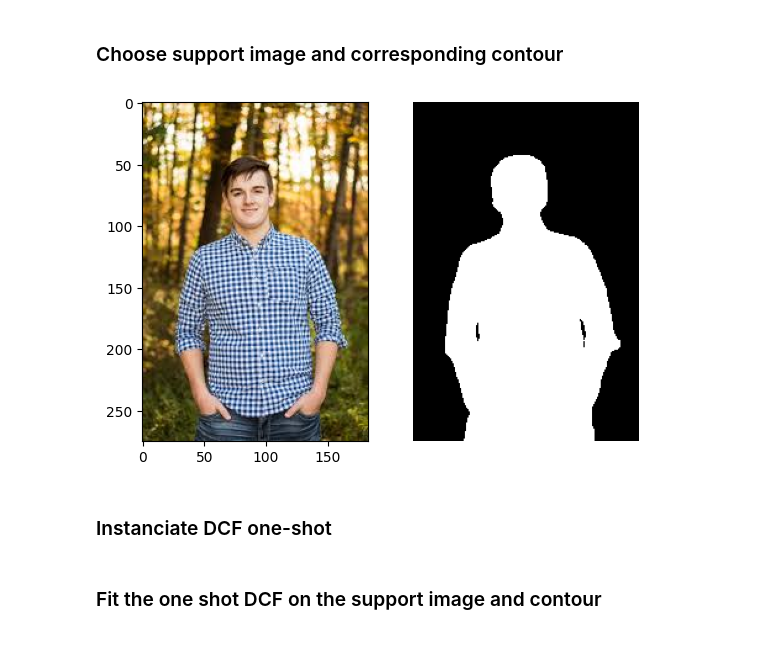
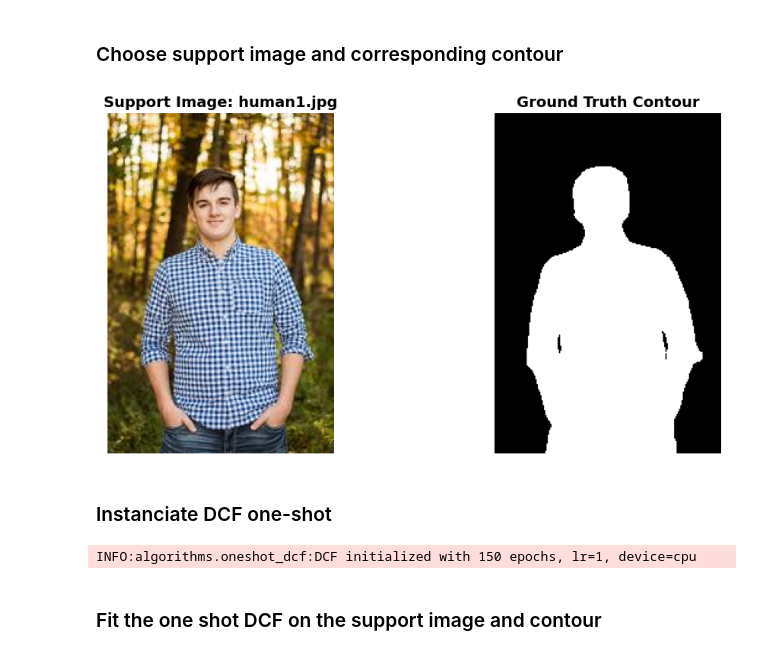
Before and after one commit to antoinehabis/Deep-ContourFlow, a Jupyter notebook: example/oneshot_dcf.ipynb, the cells around one changed output. Cells and saved outputs as stored; diff of their text form; code cells hidden in the pictures.

Commit message:
rework the 2 unsupervised and one-shot algorithms

```diff
--- a/example/oneshot_dcf.ipynb
+++ b/example/oneshot_dcf.ipynb
@@ -27,27 +18,37 @@ please provide us feedback at https://github.com/pandas-dev/pandas/issues/54466
 # %%
 filename_support = "human1.jpg"
 img = plt.imread(os.path.join(path_dcf,"images_test", filename_support)).astype(np.uint8)
-gt =plt.imread(os.path.join(path_dcf,"images_test", "gt",filename_support.split('.')[-2]+".png")).astype(np.uint8)
-f, axarr = plt.subplots(1,2)
-plt.axis('off')
+gt = plt.imread(os.path.join(path_dcf,"images_test", "gt",filename_support.split('.')[-2]+".png")).astype(np.uint8)
+
+# Create figure with better layout
+f, axarr = plt.subplots(1, 2, figsize=(12, 5))
 axarr[0].imshow(img)
+axarr[0].set_title(f"Support Image: {filename_support}", fontsize=14, fontweight='bold')
+axarr[0].axis('off')
+
 axarr[1].imshow(gt, cmap='gray')
+axarr[1].set_title("Ground Truth Contour", fontsize=14, fontweight='bold')
+axarr[1].axis('off')
+
+plt.tight_layout()
 plt.show()
 # %% [output]
-[figure, old version]
+[figure, new version]
 # %% [markdown]
 ### Instanciate DCF one-shot
 # %%
 dcf = DCF(
-    n_epochs=100,
-    nb_augment=5,
-    learning_rate=100,
-    clip=1e-4,
+    n_epochs=150,
+    nb_augment=50,
+    learning_rate=1,
+    clip=1e-2,
     sigma=1,
     lambda_area=1.,
     exponential_decay=0.999,
     thresh=1e-2,
 )
+# %% [output]
+INFO:algorithms.oneshot_dcf:DCF initialized with 150 epochs, lr=1, device=cpu
 # %% [markdown]
 ### Fit the one shot DCF on the support image and contour
 # %%
```
Also changed, not shown: parts of 4 cells of this notebook, 3 other files.
